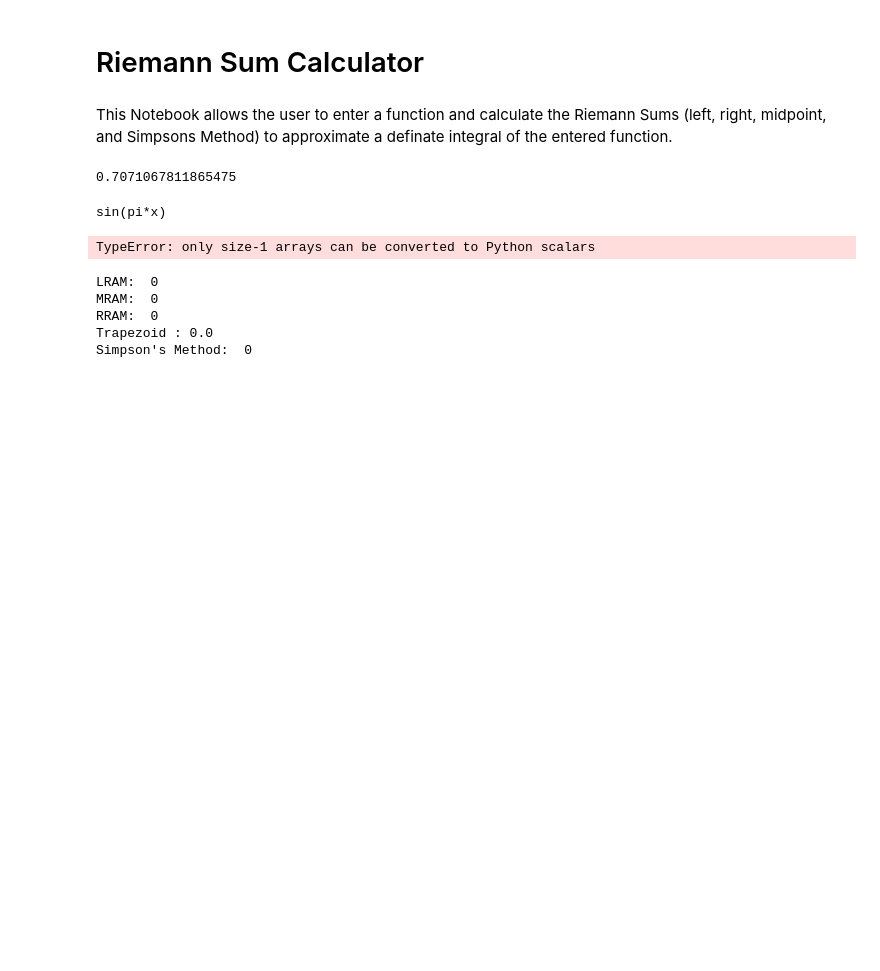
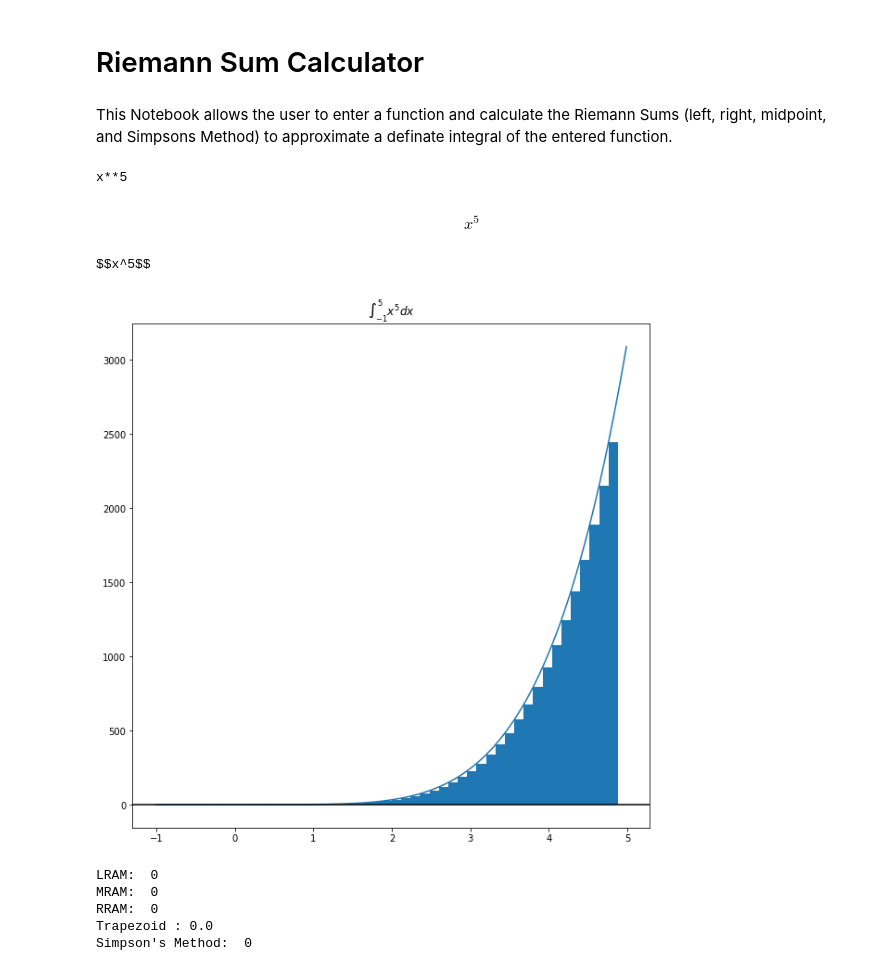
Before and after one commit to romina-pliner/riemann, a Jupyter notebook: riemann_first.ipynb, the cells around one changed output. Drawn from its saved outputs; the diff is of its cells as text; code cells hidden in the pictures; blank space fills up the shorter version.

```diff
--- a/riemann_first.ipynb
+++ b/riemann_first.ipynb
@@ -20,9 +20,3 @@ n = int(input("Number of Rectangles:") or n or 10)
 function = input("Function (use Python syntax):") or function or "x**2"
 start = float(input("Start of domain to integrate:") or start or 0)
 end = float(input("End of domain to integrate:") or end or 5)
-# %%
-width = (end - start)/float(n)
-x = start + width
-eval(function)
-# %% [output]
-0.7071067811865475
@@ -29,52 +29,52 @@ eval(function)
 # %%
-width = (end - start)/float(n)
+width = (end - start)/float(n*10)
 print(function)
 
 # Show plot of function
 
 # get boundries for x-axis
 domain = end - start # width of the function
 xmin = floor(start - (domain * 0.05)) # starts 5% to the left of start
 xmax = ceil(end + (domain * 0.05)) # ends 5% to the right of end
 
-# Creating vectors X and Y
-x = np.linspace(xmin, xmax, 100)
-y = eval(function)
+rect_xs, vect_xs, rect_ys, vect_ys = ([], [], [], [])
+
+for i in range(n*10):
+    temp = 0
+    x = start + i*width
+    y = eval(function)
+    vect_xs.append(x)
+    vect_ys.append(y)
+    if (i % 10 == 0):
+        rect_xs.append(x)
+        rect_ys.append(y)
+        L += y*width
+        temp += y
+
+        x = start + (i+0.5)*width
+        M += eval(function)*width
+        temp += 4*eval(function)
+
+        x = start + (i+1)*width
+        R += eval(function)*width
+        temp += eval(function)
+
+        S += (temp)*width/(2*3)
 
 fig = plt.figure(figsize = (10, 10))
 # Create the plot
-plt.plot(x, y)
+plt.plot(vect_xs, vect_ys)
 plt.axhline(c="black")
-
-rect_xs = []
-rect_ys = []
-
-for i in range(n):
-    temp = 0
-    x = start + i*width
-    rect_xs.append(x)
-    y = eval(function)
-    rect_ys.append(y)
-    L += y*width
-    temp += y
-
-    x = start + (i+0.5)*width
-    M += eval(function)*width
-    temp += 4*eval(function)
-
-    x = start + (i+1)*width
-    R += eval(function)*width
-    temp += eval(function)
-
-    S += (temp)*width/(2*3)
 
 plt.fill_between(rect_xs, rect_ys, step='post')
 func_title = r'$\int_{%d}^%d  %s dx$' % (start, end, py2tex(function))
 plt.title(func_title)
 plt.show()
 # %% [output]
-sin(pi*x)
+x**5
+$$x^5$$
-TypeError: only size-1 arrays can be converted to Python scalars
+$$x^5$$
+[figure, added]
 # %%
 
 
```
Also changed, not shown: parts of 1 cell of this notebook.
